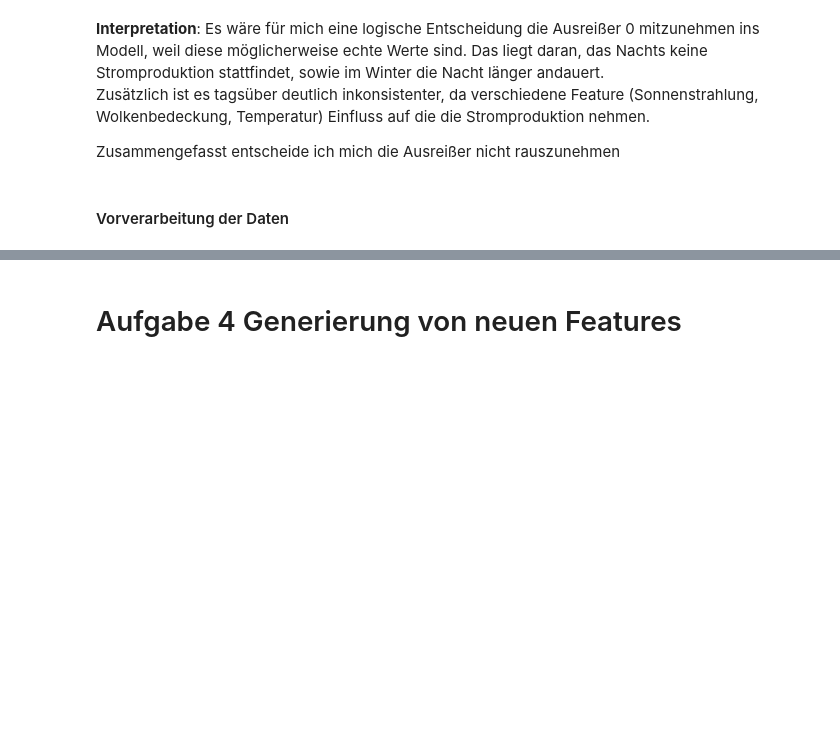
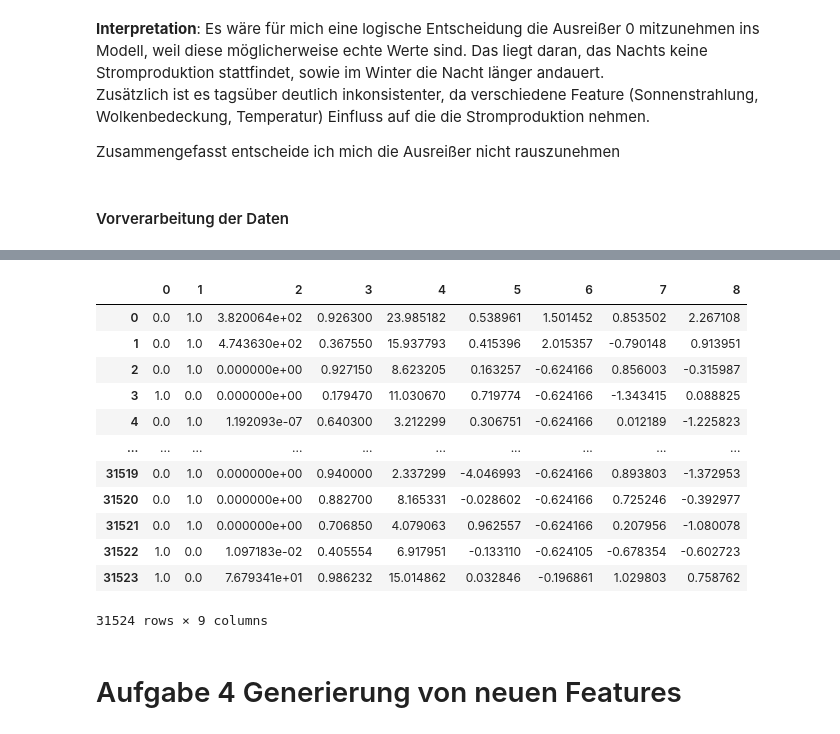
Before and after one commit to QMoWo/ML1-SolarForecasting_PowerRangers, a Jupyter notebook: Analyse_Training/test-Achim.ipynb, the cells around one changed output, grey strips where cells are left out. Drawn from its saved outputs; the diff is of its cells as text; code cells hidden in the pictures; blank space fills up the shorter version.

```diff
--- a/Analyse_Training/test-Achim.ipynb
+++ b/Analyse_Training/test-Achim.ipynb
@@ -581,3 +545 @@ df_merged
-# %%
-df_merged = df_merged.drop(columns=["dtm", "ref_datetime_x", "valid_time", "ref_datetime_y"])
 # %%
@@ -589,8 +549,9 @@ ValueError: Found input variables with inconsistent numbers of samples: [347742,
 # %%
 vorverarbeitung = ColumnTransformer([
-    ("One Hot Encoding", OneHotEncoder(handle_unknown="ignore"),["Weather Model"]),
+    ("O-H-Encoding", OneHotEncoder(handle_unknown="ignore"),["Weather Model"]),
+    ("nanTransform", SimpleImputer(missing_values=np.nan, strategy="mean"), ["SolarDownwardRadiation", "CloudCover", "Temperature" ]),
     ("Skalieren", StandardScaler(), ["Solar_capacity_mwp", "SolarDownwardRadiation", "CloudCover", "Temperature"]),
-    ("Entfernen von Spalten", "drop", [])
+    ("Entfernen von Spalten", "drop", ["dtm", "ref_datetime", "valid_time", "valid_datetime"])
 ], remainder="passthrough")
 # %%
 vorverarbeitung
@@ -622,3 +573,19 @@ df_merged
+# %%
+pd.DataFrame(vorverarbeitung.fit_transform(X_train))
+# %% [output]
+|  | 0 | 1 | 2 | 3 | 4 | 5 | 6 | 7 | 8 |
+| 0 | 0.0 | 1.0 | 3.820064e+02 | 0.926300 | 23.985182 | 0.538961 | 1.501452 | 0.853502 | 2.267108 |
+| 1 | 0.0 | 1.0 | 4.743630e+02 | 0.367550 | 15.937793 | 0.415396 | 2.015357 | -0.790148 | 0.913951 |
+| 2 | 0.0 | 1.0 | 0.000000e+00 | 0.927150 | 8.623205 | 0.163257 | -0.624166 | 0.856003 | -0.315987 |
+| 3 | 1.0 | 0.0 | 0.000000e+00 | 0.179470 | 11.030670 | 0.719774 | -0.624166 | -1.343415 | 0.088825 |
+| 4 | 0.0 | 1.0 | 1.192093e-07 | 0.640300 | 3.212299 | 0.306751 | -0.624166 | 0.012189 | -1.225823 |
+| ... | ... | ... | ... | ... | ... | ... | ... | ... | ... |
+| 31519 | 0.0 | 1.0 | 0.000000e+00 | 0.940000 | 2.337299 | -4.046993 | -0.624166 | 0.893803 | -1.372953 |
+| 31520 | 0.0 | 1.0 | 0.000000e+00 | 0.882700 | 8.165331 | -0.028602 | -0.624166 | 0.725246 | -0.392977 |
+| 31521 | 0.0 | 1.0 | 0.000000e+00 | 0.706850 | 4.079063 | 0.962557 | -0.624166 | 0.207956 | -1.080078 |
+| 31522 | 1.0 | 0.0 | 1.097183e-02 | 0.405554 | 6.917951 | -0.133110 | -0.624105 | -0.678354 | -0.602723 |
+| 31523 | 1.0 | 0.0 | 7.679341e+01 | 0.986232 | 15.014862 | 0.032846 | -0.196861 | 1.029803 | 0.758762 |
+31524 rows × 9 columns
 # %% [markdown]
 # Aufgabe 4 Generierung von neuen Features
 # %% [markdown]
```
Also changed, not shown: parts of 23 cells of this notebook.
